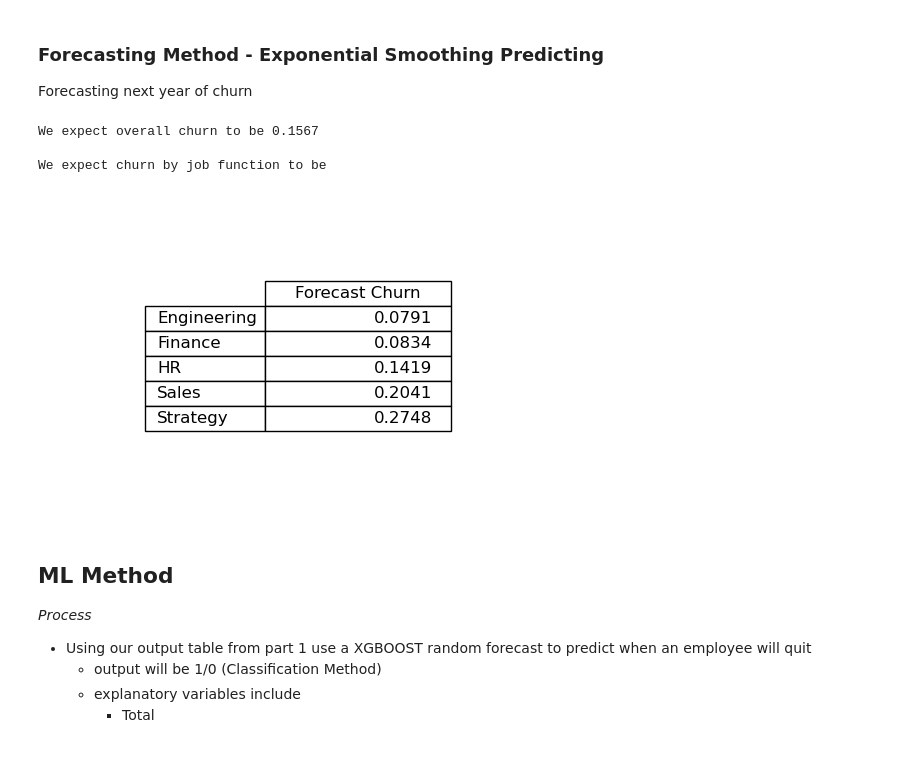
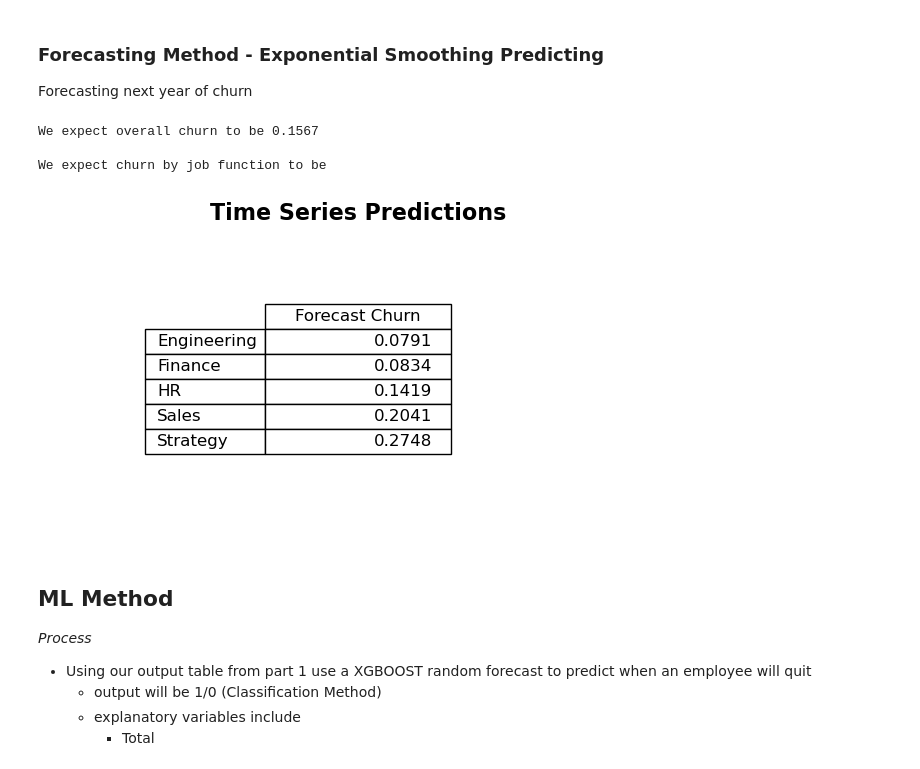
Before and after one commit to couch2coders/DoorDash, a Jupyter notebook: Code Files/Modeling.ipynb, the cells around one changed output. Cells and saved outputs as stored; diff of their text form; code cells hidden in the pictures.

Commit message:
updated images to include title

```diff
--- a/Code Files/Modeling.ipynb
+++ b/Code Files/Modeling.ipynb
@@ -352,42 +352,45 @@ Forecasting next year of churn
 # %%
 prediction = exponential_fcst(job_churn)
 
 # Optional: Run the function for prediction graphs if needed
 # exponential_graphs(job_churn, prediction)
 
 # Saving predictions to CSV by job type & quarter
 prediction.to_csv('../Output_Files/exponential_predictions.csv', index=True)
 
 # Print overall churn expectation
 print("We expect overall churn to be " + str(round(prediction['forecast_churn'].mean(), 4)))
 print("")
 print("We expect churn by job function to be")
 
 # Aggregating data by job function for export
 agg_df = round(prediction[['job_function', 'forecast_churn']].groupby('job_function').mean(), 4)
 agg_df.rename(columns = {'forecast_churn':'Forecast Churn'},inplace = True) #renaming for a cleaner export
 
-# Plotting the table
-fig, ax = plt.subplots(figsize=(8, 4))  # Set the figure size
-ax.axis('off')  # Hide the axes
+fig, ax = plt.subplots(figsize=(8, 4))  # Set the size of the figure
+ax.axis('off')  # Hide the axis
 
-# Create the table and apply styles
-tbl = table(ax, agg_df, loc='center', colWidths=[0.2] * len(agg_df.columns))
+# Set the title and reduce the space between the title and table
+ax.set_title('Time Series Predictions', fontsize=16, weight='bold', loc='center', pad=1)
 
-# Apply some styling (e.g., alternating row colors)
+# Use pandas plotting to create a table in the plot
+tbl = table(ax, agg_df, loc='center', colWidths=[0.2]*len(df.columns))
+
+# Customize the table (optional)
 tbl.auto_set_font_size(False)
 tbl.set_fontsize(12)
-tbl.scale(1.5, 1.5)
-# Save the table as a PNG file (optional, uncomment if needed)
-plt.savefig('../Output_Files/ts_class_pred.png', bbox_inches='tight', pad_inches=0.05)
+tbl.scale(1.5, 1.5)  # Scale the table for better readability
 
-# Display the table (for Jupyter or IPython environments)
+# Save the plot as an image
+plt.savefig('../Output_Files/ts_class_pred.svg', bbox_inches='tight', pad_inches=0.1)
+
+# Show the plot (optional)
 plt.show()
 # %% [output]
 We expect overall churn to be 0.1567
 
 We expect churn by job function to be
-[figure, old version]
+[figure, new version]
 # %% [markdown]
 ## ML Method
 
```
Also changed, not shown: parts of 2 cells of this notebook, 4 other files.
